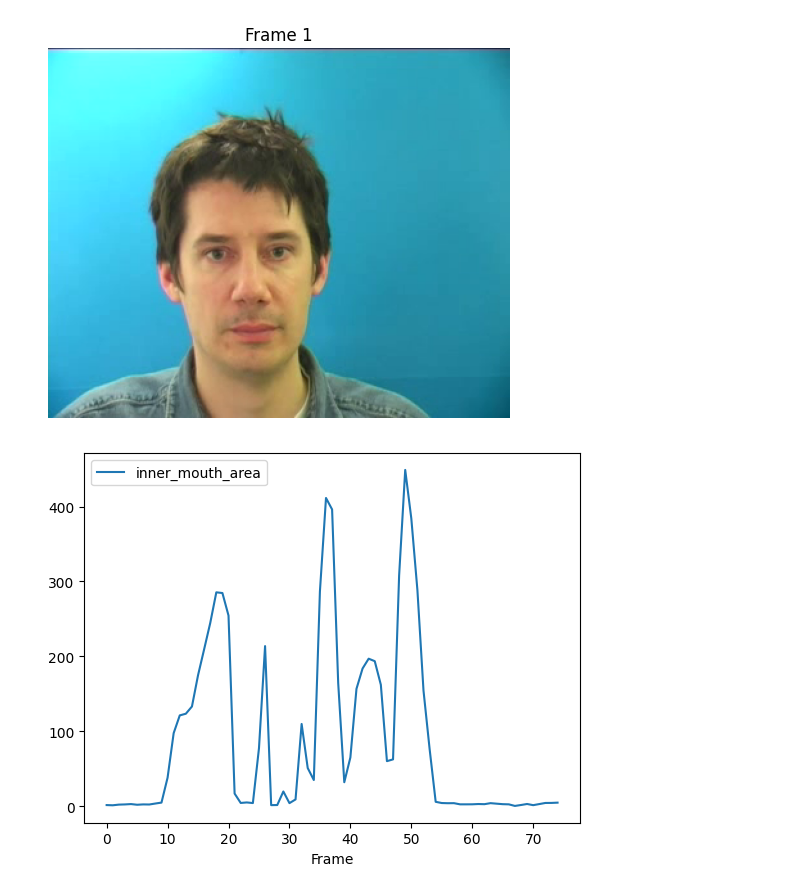
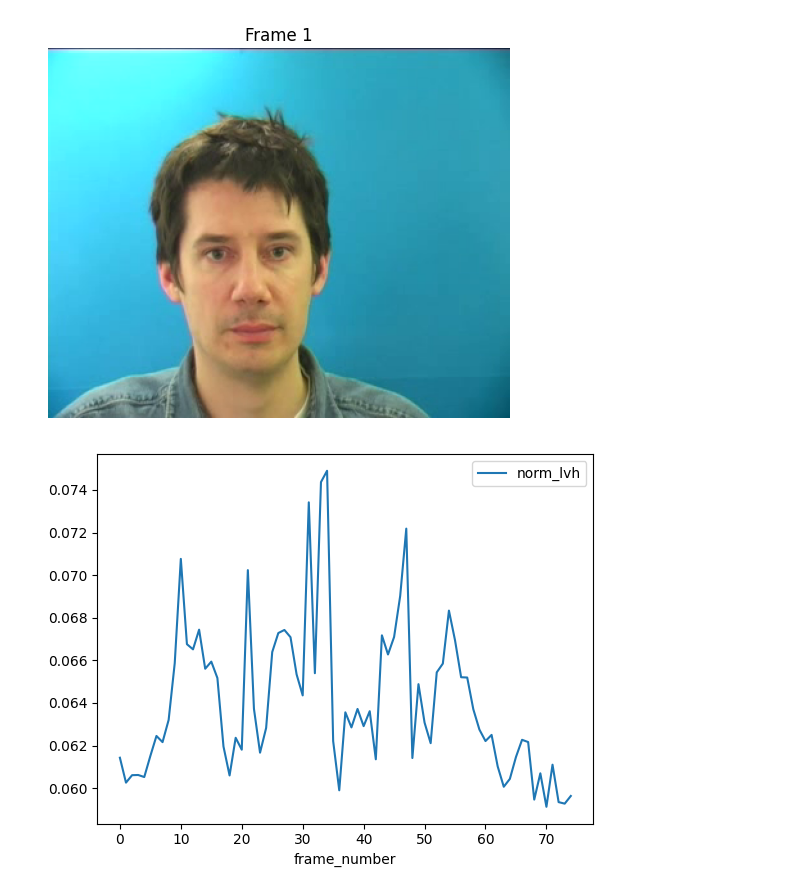
Before and after one commit to voR789/Lip-Reading, a Jupyter notebook: notebooks/simplified_notebook.ipynb, the cells around one changed output. Saved outputs shown, nothing was run; the diff lists cells and outputs as text; code cells hidden in the pictures.

```diff
--- a/notebooks/simplified_notebook.ipynb
+++ b/notebooks/simplified_notebook.ipynb
@@ -67,18 +68,16 @@ def setup_landmarks(frame):
     cropped_frame = frame[int(y_min):int(y_max), int(x_min):int(x_max)]
 
     cropped_landmarks = get_landmarks(cropped_frame)[0]
-    h, w, _ = cropped_frame.shape
-    coords = convert_landmarks_to_coordinates(cropped_landmarks, (h, w))
+    coords = convert_landmarks_to_coordinates(cropped_landmarks, cropped_frame.shape)
 
-    return (cropped_landmarks, coords, h, w)
+    return (cropped_landmarks, coords)
 
 def fast_setup_landmarks(frame):
     #MAYBE FASTER AND TRADE OFF: ONLY PROCCESS
     landmarks = get_landmarks(frame)[0]
     coords = convert_landmarks_to_coordinates(landmarks, frame.shape)
-    h, w, _ = frame.shape
 
-    return (landmarks, coords, h, w)
+    return (landmarks, coords)
 # %%
 # Normalized Features
 # Divide by dimensions of cropped face to account for face sizes
@@ -276,7 +334,7 @@ plt.show()
 # %%
 # Plotting data to visualize outliers
 # Replace y with valid column names
-df.plot(x= 'Frame', y='inner_mouth_area' ,kind= 'line')
+df1.plot(x= 'frame_number', y='norm_lvh' ,kind= 'line')
 plt.show()
 # %% [output]
-[figure, old version]
+[figure, new version]
```
Also changed, not shown: parts of 5 cells of this notebook, 1 other file.
